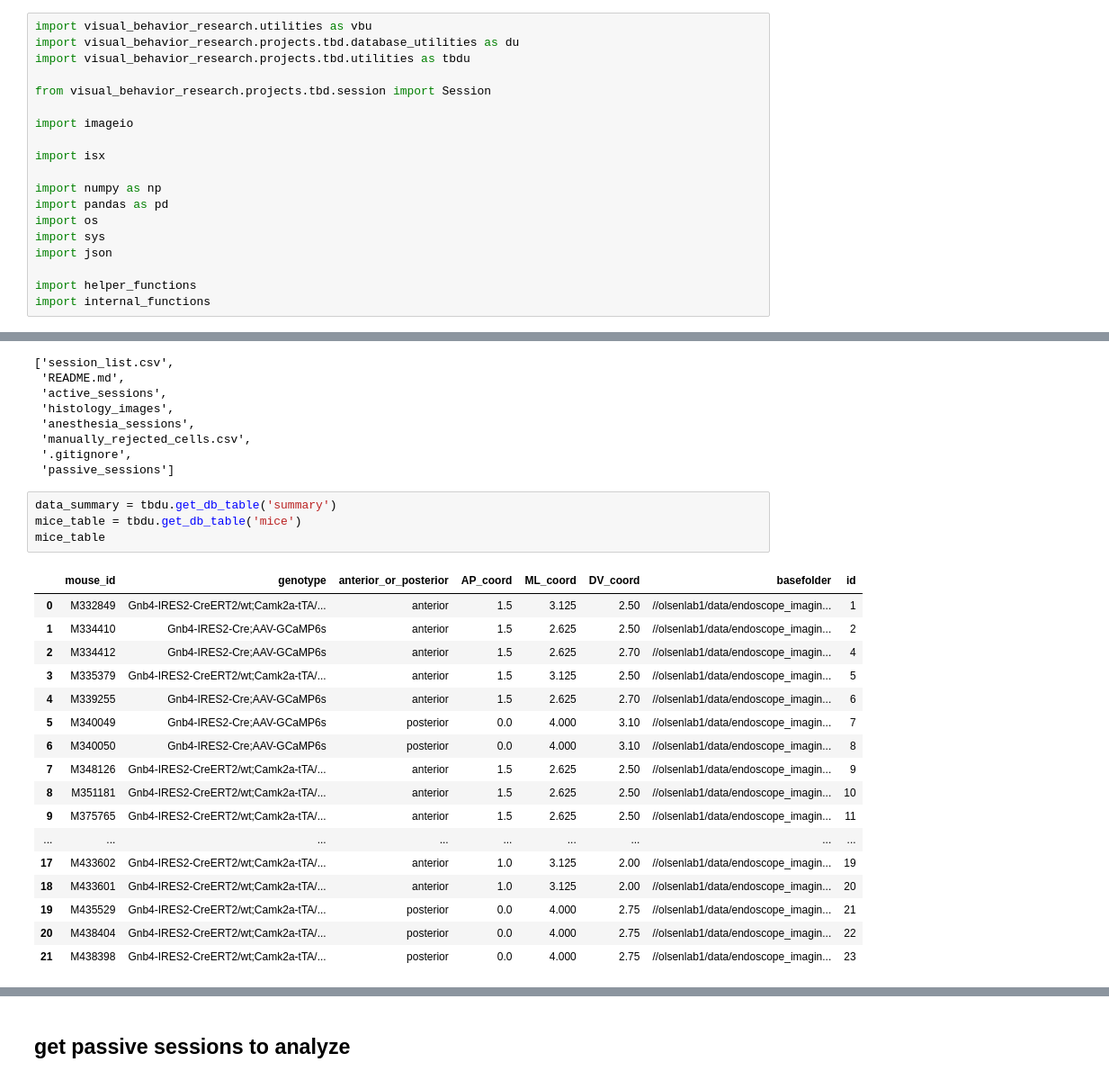
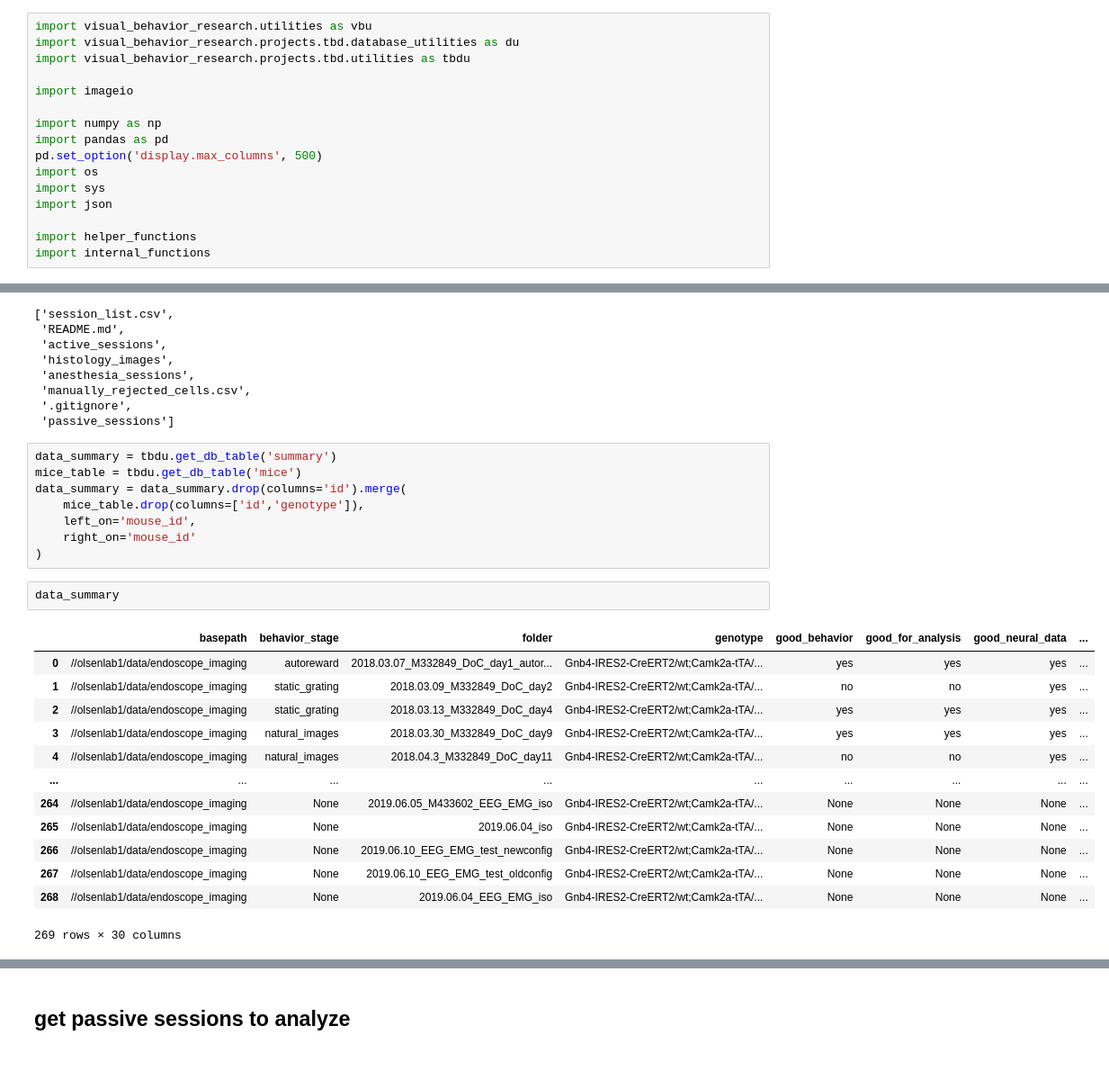
Before and after one commit to AllenInstitute/claustrum_imaging_manuscript, a Jupyter notebook: utilities/process_data.ipynb, the cells around one changed output, grey strips where cells are left out. Shown at 90% size. Cells and saved outputs as stored; diff of their text form.

Commit message:
update data processing to include anesthesia sessions - take two

```diff
--- a/utilities/process_data.ipynb
+++ b/utilities/process_data.ipynb
@@ -3,14 +3,11 @@ import visual_behavior_research.utilities as vbu
 import visual_behavior_research.projects.tbd.database_utilities as du
 import visual_behavior_research.projects.tbd.utilities as tbdu
 
-from visual_behavior_research.projects.tbd.session import Session
-
 import imageio
-
-import isx
 
 import numpy as np
 import pandas as pd
+pd.set_option('display.max_columns', 500)
 import os
 import sys
 import json
@@ -33,22 +30,24 @@ os.listdir(data_path)
 # %%
 data_summary = tbdu.get_db_table('summary')
 mice_table = tbdu.get_db_table('mice')
-mice_table
+data_summary = data_summary.drop(columns='id').merge(
+    mice_table.drop(columns=['id','genotype']),
+    left_on='mouse_id',
+    right_on='mouse_id'
+)
-# %% [output]
-|  | mouse_id | genotype | anterior_or_posterior | AP_coord | ML_coord | DV_coord | basefolder | id |
-| 0 | M332849 | Gnb4-IRES2-CreERT2/wt;Camk2a-tTA/... | anterior | 1.5 | 3.125 | 2.50 | //olsenlab1/data/endoscope_imagin... | 1 |
-| 1 | M334410 | Gnb4-IRES2-Cre;AAV-GCaMP6s | anterior | 1.5 | 2.625 | 2.50 | //olsenlab1/data/endoscope_imagin... | 2 |
-| 2 | M334412 | Gnb4-IRES2-Cre;AAV-GCaMP6s | anterior | 1.5 | 2.625 | 2.70 | //olsenlab1/data/endoscope_imagin... | 4 |
-| 3 | M335379 | Gnb4-IRES2-CreERT2/wt;Camk2a-tTA/... | anterior | 1.5 | 3.125 | 2.50 | //olsenlab1/data/endoscope_imagin... | 5 |
-| 4 | M339255 | Gnb4-IRES2-Cre;AAV-GCaMP6s | anterior | 1.5 | 2.625 | 2.70 | //olsenlab1/data/endoscope_imagin... | 6 |
-| 5 | M340049 | Gnb4-IRES2-Cre;AAV-GCaMP6s | posterior | 0.0 | 4.000 | 3.10 | //olsenlab1/data/endoscope_imagin... | 7 |
-| 6 | M340050 | Gnb4-IRES2-Cre;AAV-GCaMP6s | posterior | 0.0 | 4.000 | 3.10 | //olsenlab1/data/endoscope_imagin... | 8 |
-| 7 | M348126 | Gnb4-IRES2-CreERT2/wt;Camk2a-tTA/... | anterior | 1.5 | 2.625 | 2.50 | //olsenlab1/data/endoscope_imagin... | 9 |
-| 8 | M351181 | Gnb4-IRES2-CreERT2/wt;Camk2a-tTA/... | anterior | 1.5 | 2.625 | 2.50 | //olsenlab1/data/endoscope_imagin... | 10 |
-| 9 | M375765 | Gnb4-IRES2-CreERT2/wt;Camk2a-tTA/... | anterior | 1.5 | 2.625 | 2.50 | //olsenlab1/data/endoscope_imagin... | 11 |
-| ... | ... | ... | ... | ... | ... | ... | ... | ... |
-| 17 | M433602 | Gnb4-IRES2-CreERT2/wt;Camk2a-tTA/... | anterior | 1.0 | 3.125 | 2.00 | //olsenlab1/data/endoscope_imagin... | 19 |
-| 18 | M433601 | Gnb4-IRES2-CreERT2/wt;Camk2a-tTA/... | anterior | 1.0 | 3.125 | 2.00 | //olsenlab1/data/endoscope_imagin... | 20 |
-| 19 | M435529 | Gnb4-IRES2-CreERT2/wt;Camk2a-tTA/... | posterior | 0.0 | 4.000 | 2.75 | //olsenlab1/data/endoscope_imagin... | 21 |
-| 20 | M438404 | Gnb4-IRES2-CreERT2/wt;Camk2a-tTA/... | posterior | 0.0 | 4.000 | 2.75 | //olsenlab1/data/endoscope_imagin... | 22 |
-| 21 | M438398 | Gnb4-IRES2-CreERT2/wt;Camk2a-tTA/... | posterior | 0.0 | 4.000 | 2.75 | //olsenlab1/data/endoscope_imagin... | 23 |
+# %%
+data_summary
+# %% [output]
+|  | basepath | behavior_stage | folder | genotype | good_behavior | good_for_analysis | good_neural_data | ... |
+| 0 | //olsenlab1/data/endoscope_imaging | autoreward | 2018.03.07_M332849_DoC_day1_autor... | Gnb4-IRES2-CreERT2/wt;Camk2a-tTA/... | yes | yes | yes | ... |
+| 1 | //olsenlab1/data/endoscope_imaging | static_grating | 2018.03.09_M332849_DoC_day2 | Gnb4-IRES2-CreERT2/wt;Camk2a-tTA/... | no | no | yes | ... |
+| 2 | //olsenlab1/data/endoscope_imaging | static_grating | 2018.03.13_M332849_DoC_day4 | Gnb4-IRES2-CreERT2/wt;Camk2a-tTA/... | yes | yes | yes | ... |
+| 3 | //olsenlab1/data/endoscope_imaging | natural_images | 2018.03.30_M332849_DoC_day9 | Gnb4-IRES2-CreERT2/wt;Camk2a-tTA/... | yes | yes | yes | ... |
+| 4 | //olsenlab1/data/endoscope_imaging | natural_images | 2018.04.3_M332849_DoC_day11 | Gnb4-IRES2-CreERT2/wt;Camk2a-tTA/... | no | no | yes | ... |
+| ... | ... | ... | ... | ... | ... | ... | ... | ... |
+| 264 | //olsenlab1/data/endoscope_imaging | None | 2019.06.05_M433602_EEG_EMG_iso | Gnb4-IRES2-CreERT2/wt;Camk2a-tTA/... | None | None | None | ... |
+| 265 | //olsenlab1/data/endoscope_imaging | None | 2019.06.04_iso | Gnb4-IRES2-CreERT2/wt;Camk2a-tTA/... | None | None | None | ... |
+| 266 | //olsenlab1/data/endoscope_imaging | None | 2019.06.10_EEG_EMG_test_newconfig | Gnb4-IRES2-CreERT2/wt;Camk2a-tTA/... | None | None | None | ... |
+| 267 | //olsenlab1/data/endoscope_imaging | None | 2019.06.10_EEG_EMG_test_oldconfig | Gnb4-IRES2-CreERT2/wt;Camk2a-tTA/... | None | None | None | ... |
+| 268 | //olsenlab1/data/endoscope_imaging | None | 2019.06.04_EEG_EMG_iso | Gnb4-IRES2-CreERT2/wt;Camk2a-tTA/... | None | None | None | ... |
+269 rows × 30 columns
```
Also changed, not shown: parts of 8 cells of this notebook, 1 other file.
